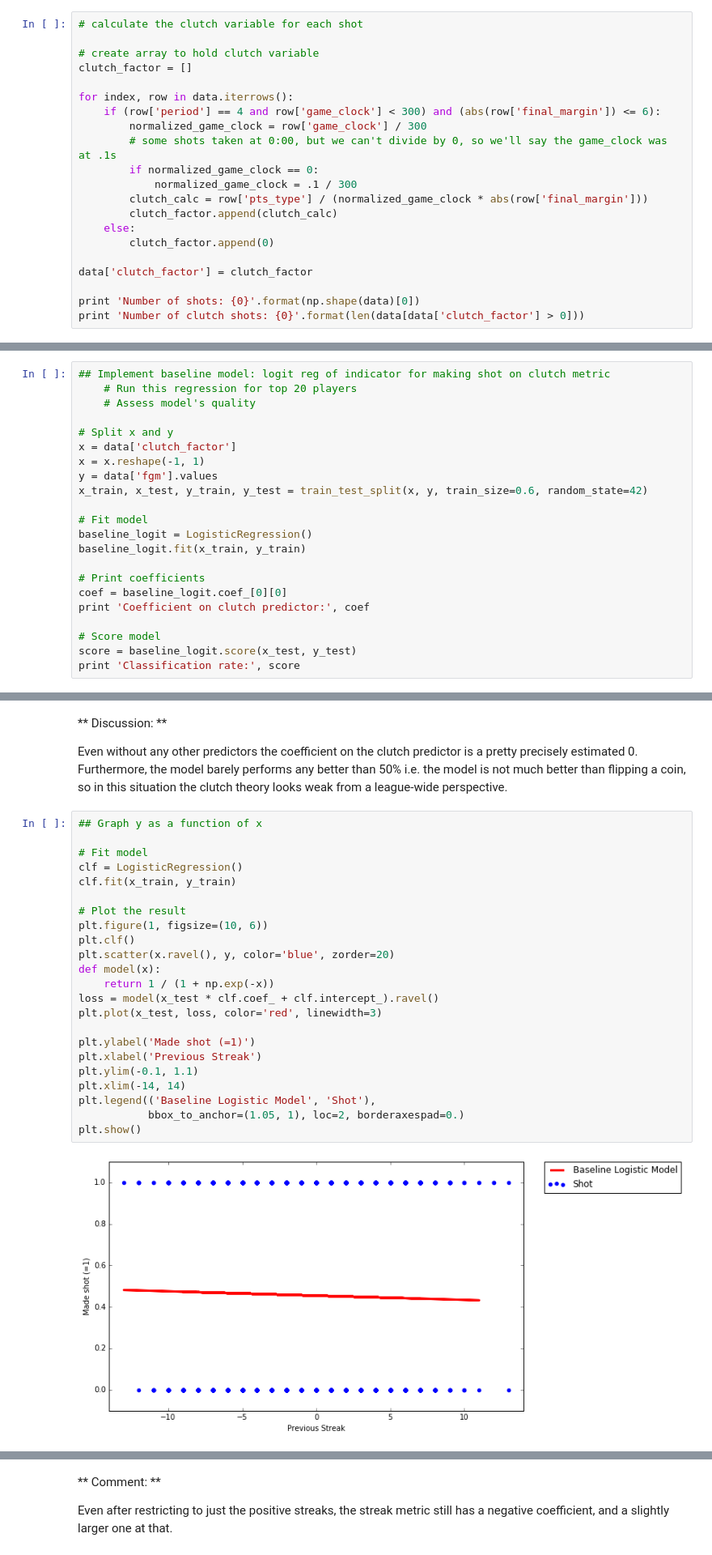
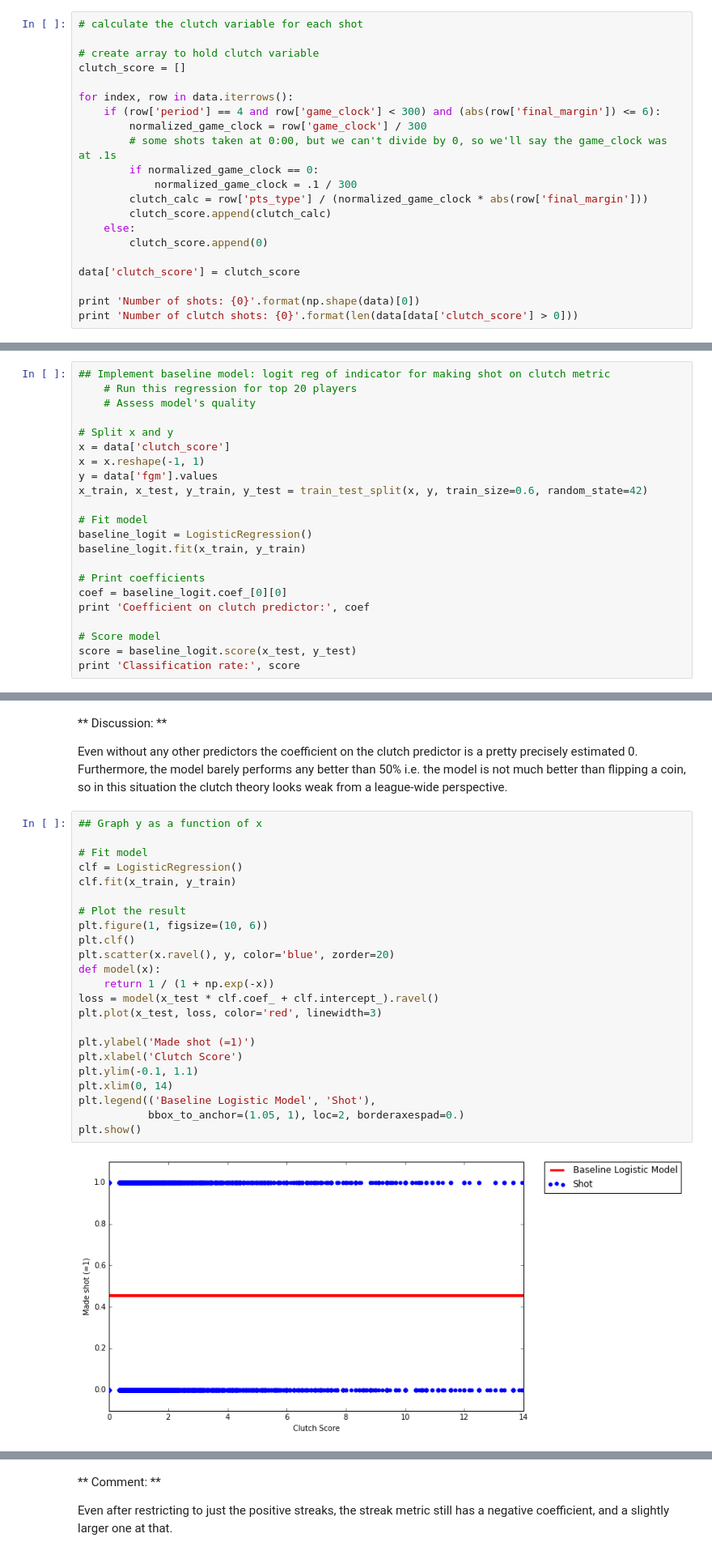
Before and after one commit to kylekwong/cs109-hot-hand, a Jupyter notebook: clutch_factor.ipynb, the cells around one changed output, grey strips where cells are left out. Shown: that part at 81% size. Saved outputs shown, nothing was run; the diff lists cells and outputs as text.

Commit message:
updating clutch factor notebook

```diff
--- a/clutch_factor.ipynb
+++ b/clutch_factor.ipynb
@@ -126,7 +126,7 @@ This gives us a dimensionless parameter, and ensures that each parameter is give
 # calculate the clutch variable for each shot
 
 # create array to hold clutch variable
-clutch_factor = []
+clutch_score = []
 
 for index, row in data.iterrows():
     if (row['period'] == 4 and row['game_clock'] < 300) and (abs(row['final_margin']) <= 6):
@@ -135,14 +135,14 @@ for index, row in data.iterrows():
         if normalized_game_clock == 0:
             normalized_game_clock = .1 / 300
         clutch_calc = row['pts_type'] / (normalized_game_clock * abs(row['final_margin']))
-        clutch_factor.append(clutch_calc)
+        clutch_score.append(clutch_calc)
     else:
-        clutch_factor.append(0)
+        clutch_score.append(0)
 
-data['clutch_factor'] = clutch_factor
+data['clutch_score'] = clutch_score
 
 print 'Number of shots: {0}'.format(np.shape(data)[0])
-print 'Number of clutch shots: {0}'.format(len(data[data['clutch_factor'] > 0]))
+print 'Number of clutch shots: {0}'.format(len(data[data['clutch_score'] > 0]))
 # %% [output]
 Number of shots: 118033
 Number of clutch shots: 4653
@@ -152,7 +152,7 @@ Number of clutch shots: 4653
     # Assess model's quality
 
 # Split x and y
-x = data['clutch_factor']
+x = data['clutch_score']
 x = x.reshape(-1, 1)
 y = data['fgm'].values
 x_train, x_test, y_train, y_test = train_test_split(x, y, train_size=0.6, random_state=42)
@@ -178,26 +178,26 @@ Even without any other predictors the coefficient on the clutch predictor is a p
 # %%
 ## Graph y as a function of x
 
 # Fit model
 clf = LogisticRegression()
 clf.fit(x_train, y_train)
 
 # Plot the result
 plt.figure(1, figsize=(10, 6))
 plt.clf()
 plt.scatter(x.ravel(), y, color='blue', zorder=20)
 def model(x):
     return 1 / (1 + np.exp(-x))
 loss = model(x_test * clf.coef_ + clf.intercept_).ravel()
 plt.plot(x_test, loss, color='red', linewidth=3)
 
 plt.ylabel('Made shot (=1)')
-plt.xlabel('Previous Streak')
+plt.xlabel('Clutch Score')
 plt.ylim(-0.1, 1.1)
-plt.xlim(-14, 14)
+plt.xlim(0, 14)
 plt.legend(('Baseline Logistic Model', 'Shot'),
            bbox_to_anchor=(1.05, 1), loc=2, borderaxespad=0.)
 plt.show()
 # %% [output]
-[figure, old version]
+[figure, new version]
 # %% [markdown]
```
Also changed, not shown: parts of 10 cells of this notebook.
